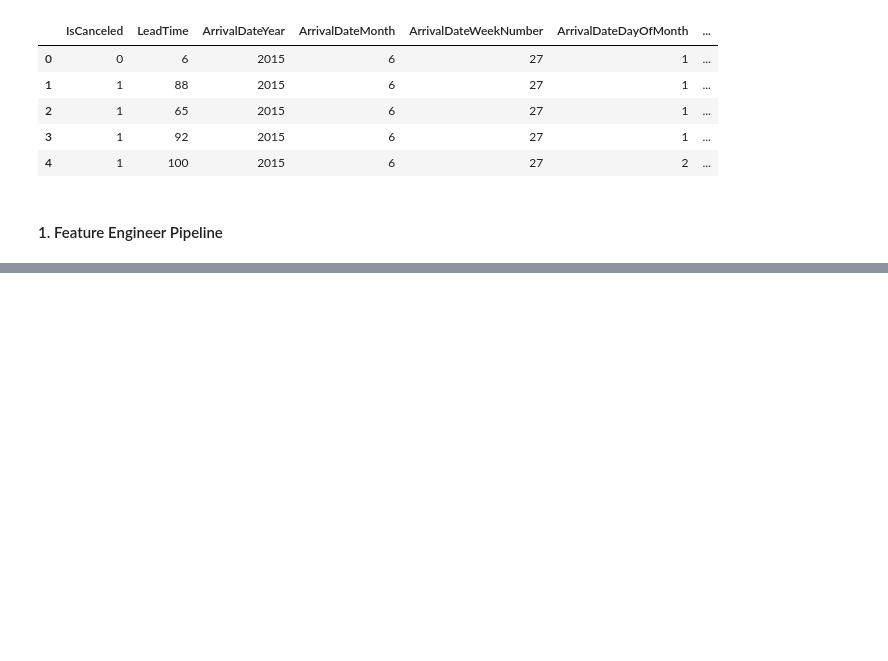
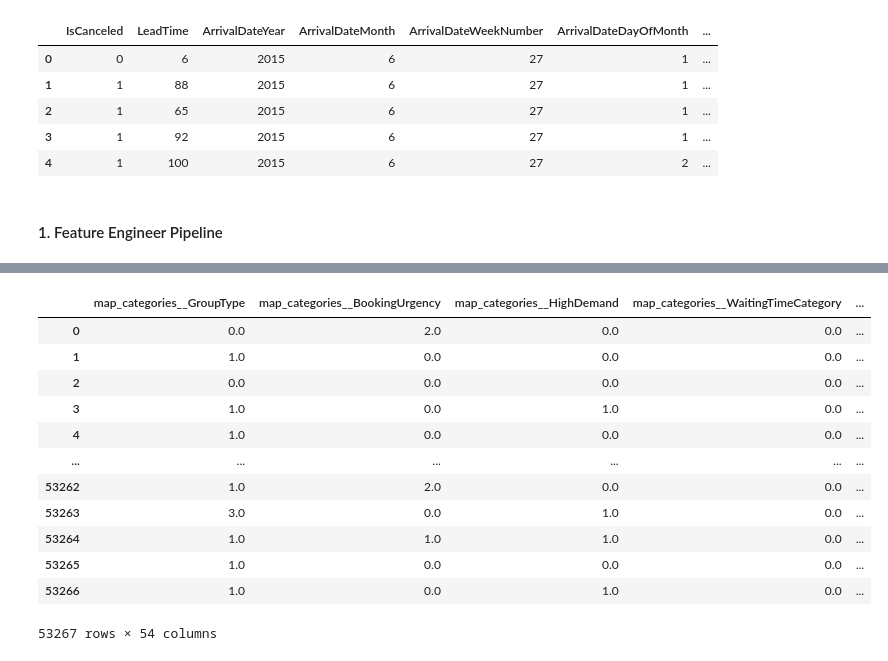
Before and after one commit to enescatagan/HotelDemandAI, a Jupyter notebook: notebooks/prep/app1_cust_seg_ml_prep.ipynb, the cells around one changed output, grey strips where cells are left out. Saved outputs shown, nothing was run; the diff lists cells and outputs as text; code cells hidden in the pictures; blank space fills up the shorter version.

```diff
--- a/notebooks/prep/app1_cust_seg_ml_prep.ipynb
+++ b/notebooks/prep/app1_cust_seg_ml_prep.ipynb
@@ -137,6 +148,10 @@ class MapCategories:
     def transform(self, X):
         return X.replace(self.mapping)
 
+    def get_feature_names_out(self, input_features=None):
+        # Return the feature names after transformation
+        return input_features if input_features is not None else self.feature_names_in_
+
 
 # Pipeline for categorical columns with custom mapping
 categorical_mapped_transformer = Pipeline(
@@ -178,7 +193,3 @@ transformer_pipeline = Pipeline([
         ]
     )),
 ])
-# %%
-# TEST
-df_transformed = transformer_pipeline.fit_transform(df)
-df_transformed
@@ -192,0 +196,7 @@ array([[0., 2., 0., ..., 0., 0., 1.],
+# %%
+# Fit the transformer pipeline
+transformer_pipeline.fit(df)
+
+# TEST
+transformed_data = transformer_pipeline.transform(df)
+transformed_data    # NdArray
@@ -192,0 +211,4 @@ array([[0., 2., 0., ..., 0., 0., 1.],
+# %%
+# Get feature names after transformation
+feature_names = transformer_pipeline.named_steps["preprocessor"].get_feature_names_out()
+print(feature_names)
@@ -192,0 +233,21 @@ array([[0., 2., 0., ..., 0., 0., 1.],
+# %%
+# Convert transformed_data to pandas DataFrame
+transformed_df = pd.DataFrame(
+    transformed_data,
+    columns=feature_names
+)
+transformed_df
+# %% [output]
+|  | map_categories__GroupType | map_categories__BookingUrgency | map_categories__HighDemand | map_categories__WaitingTimeCategory | ... |
+| 0 | 0.0 | 2.0 | 0.0 | 0.0 | ... |
+| 1 | 1.0 | 0.0 | 0.0 | 0.0 | ... |
+| 2 | 0.0 | 0.0 | 0.0 | 0.0 | ... |
+| 3 | 1.0 | 0.0 | 1.0 | 0.0 | ... |
+| 4 | 1.0 | 0.0 | 0.0 | 0.0 | ... |
+| ... | ... | ... | ... | ... | ... |
+| 53262 | 1.0 | 2.0 | 0.0 | 0.0 | ... |
+| 53263 | 3.0 | 0.0 | 1.0 | 0.0 | ... |
+| 53264 | 1.0 | 1.0 | 1.0 | 0.0 | ... |
+| 53265 | 1.0 | 0.0 | 0.0 | 0.0 | ... |
+| 53266 | 1.0 | 0.0 | 1.0 | 0.0 | ... |
+53267 rows × 54 columns
```
Also changed, not shown: parts of 4 cells of this notebook, 2 other files.
